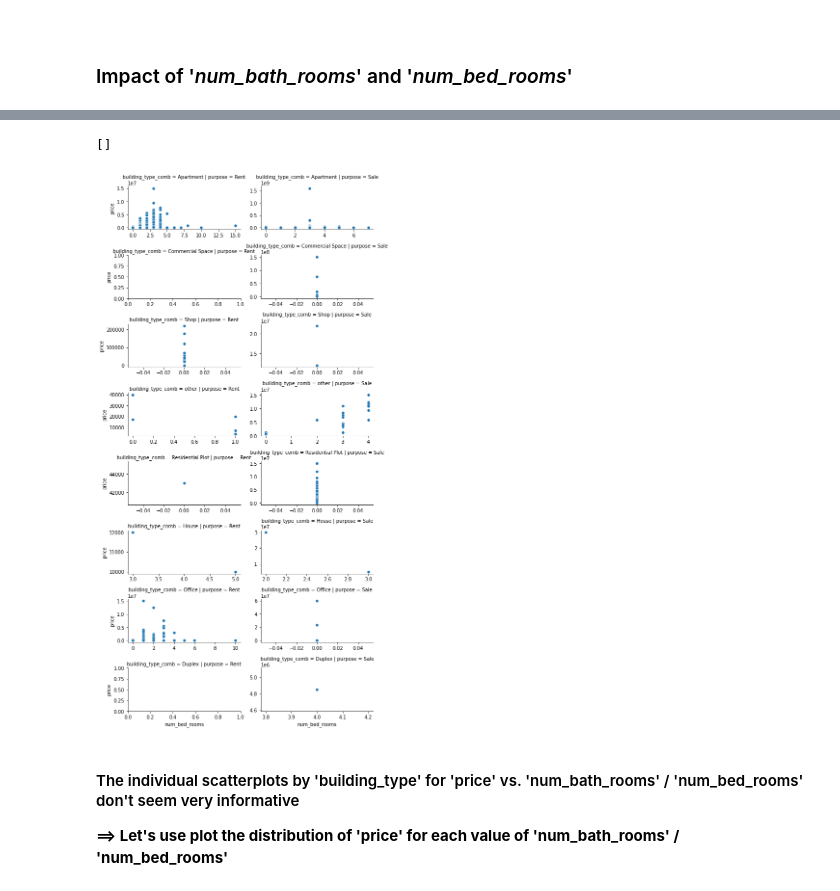
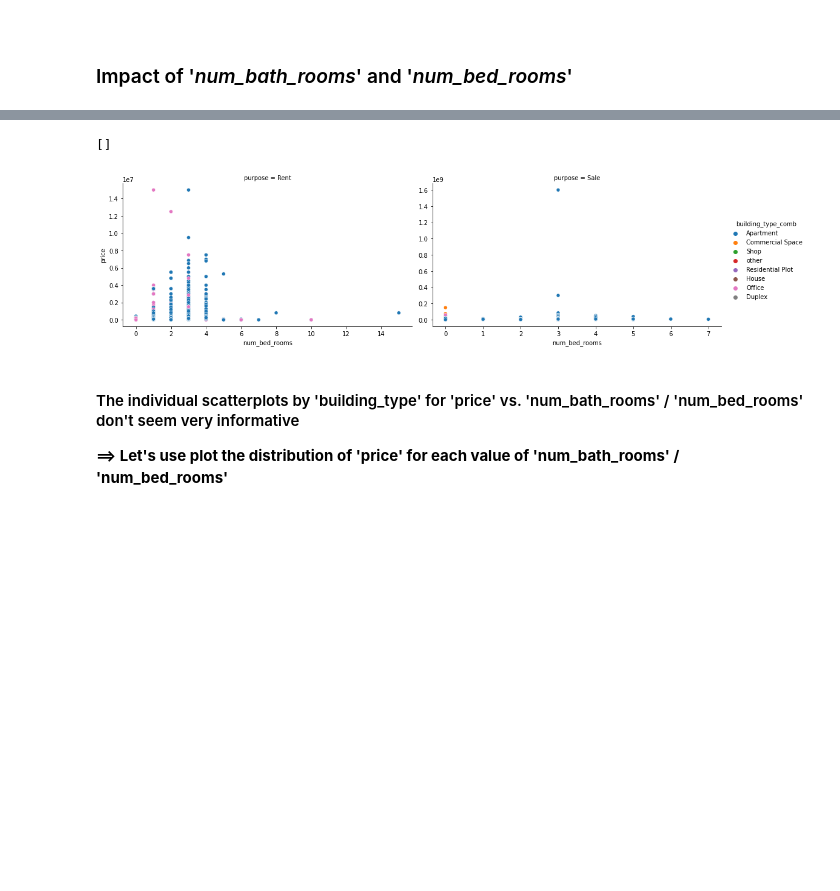
Before and after one commit to OmdenaAI/dhaka-bangladesh-real-estate-recommendation, a Jupyter notebook: src/tasks/task-3-exploratory-data-analysis/Group-2/Group_2-EDA-Umesh.ipynb, the cells around one changed output, grey strips where cells are left out. Saved outputs shown, nothing was run; the diff lists cells and outputs as text; code cells hidden in the pictures; blank space fills up the shorter version.

```diff
--- a/src/tasks/task-3-exploratory-data-analysis/Group-2/Group_2-EDA-Umesh.ipynb
+++ b/src/tasks/task-3-exploratory-data-analysis/Group-2/Group_2-EDA-Umesh.ipynb
@@ -456,21 +447,21 @@ plt.plot()
 # %%
 g = sns.relplot(y="price", x="num_bed_rooms",
                 data = df_merged[(((df_merged.purpose == 'Rent') &
                                       (df_merged.area <= percl_area_Rent['95%'])) |
                                      ((df_merged.purpose == 'Sale') &
                                       (df_merged.area <= percl_area_Sale['95%'])
                                      ))],
                 col = "purpose",
-                row = "building_type_comb",
+                hue = "building_type_comb",
                 kind="scatter",
                 facet_kws={'sharey': False, 'sharex': False},
-                height=2, aspect=2
+                height=4, aspect=1.8
                )
 # g.fig.set_size_inches(50, 5)
 plt.plot()
 # %% [output]
 []
-[figure, old version]
+[figure, new version]
 # %% [markdown]
 #### The individual scatterplots by 'building_type'  for 'price' vs. 'num_bath_rooms' / 'num_bed_rooms' don't seem very informative
 
```
Also changed, not shown: parts of 6 cells of this notebook.
